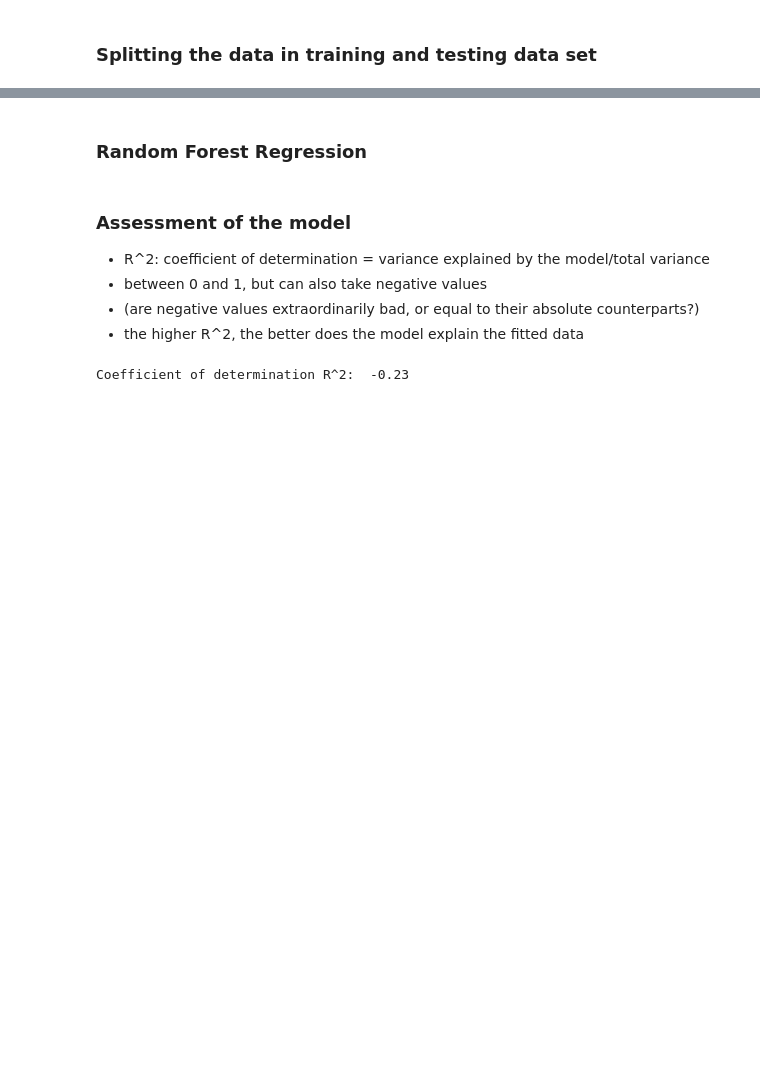
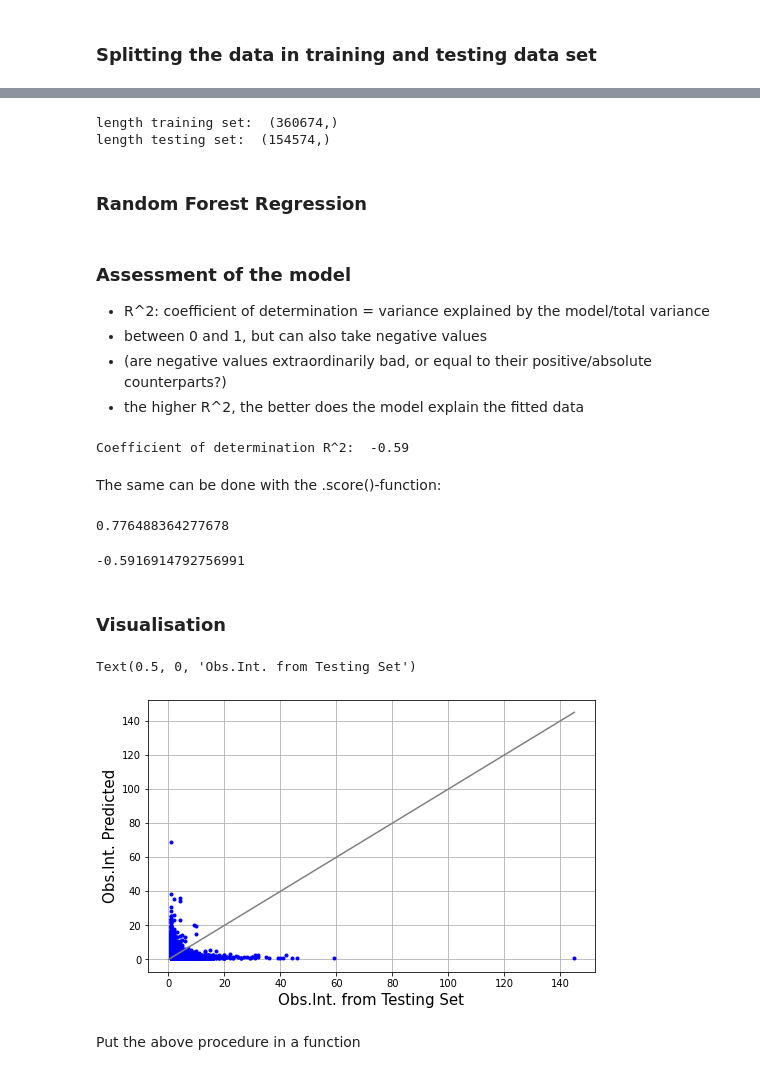
Before and after one commit to 3enedix/BGP_2021_B, a Jupyter notebook: ML.ipynb, the cells around one changed output, grey strips where cells are left out. Saved outputs shown, nothing was run; the diff lists cells and outputs as text; code cells hidden in the pictures; blank space fills up the shorter version.

```diff
--- a/ML.ipynb
+++ b/ML.ipynb
@@ -8,2 +16,3 @@ import matplotlib.pyplot as plt
 # %%
-data = pd.read_sql_table('merged_2_notadded', 'postgresql://s2495929:_s2495929_@gip.itc.utwente.nl:5434/c211')
+data_daily = pd.read_sql_table('merged_daily', 'postgresql://s2495929:_s2495929_@gip.itc.utwente.nl:5434/c211')
+data_daily.head()
@@ -10,13 +29,13 @@ data = pd.read_sql_table('merged_2_notadded', 'postgresql://s2495929:_s2495929_@
 # %%
-data_norm = pd.DataFrame()
-for (colname, coldata) in data.iteritems(): # go through columns of dataframe
-    if colname == 'obsdate' \
+data_norm_daily = pd.DataFrame()
+for (colname, coldata) in data_daily.iteritems():
+    if colname == 'woy' \
     or colname == 'block' \
     or colname == 'observer_intensity' \
     or colname == 'mdate' \
     or colname == 'holiday' \
     or colname == 'work_day':
-        data_norm[colname] = data[colname]
+        data_norm_daily[colname] = data_daily[colname]
     else:
-        data_norm[colname] = (data[colname] - data[colname].mean()) / (data[colname].max() - data[colname].min())
-data_norm.head()
+        data_norm_daily[colname] = (data_daily[colname] - data_daily[colname].mean()) / (data_daily[colname].max() - data_daily[colname].min())
+data_norm_daily.head()
@@ -48,20 +76,56 @@ xtrain, xtest, ytrain, ytest = train_test_split(X, Y, test_size=0.3, random_stat
+# %%
+data_norm_daily = data_norm_daily.dropna()
+n = round(0.7 * len(data_norm_daily)) # length of the training set = split index
+ytrain = data_norm_daily['observer_intensity'][:n]
+xtrain = data_norm_daily[['holiday', 'precip', 'temper']][:n]
+ytest = data_norm_daily['observer_intensity'][n:]
+xtest = data_norm_daily[['holiday', 'precip', 'temper']][n:]
+
+print('length training set: ', ytrain.shape)
+print('length testing set: ', ytest.shape)
+
+#xtrain.isnull().sum()
+# %% [output]
+length training set:  (360674,)
+length testing set:  (154574,)
 # %% [markdown]
 ### Random Forest Regression
 # %%
-from sklearn.ensemble import RandomForestRegressor
-from sklearn.metrics import r2_score
-rf = RandomForestRegressor(n_estimators=50, criterion="mse", max_depth=None, max_features="auto", bootstrap=True, min_samples_split=2, n_jobs=1)
-rf.fit(xtrain, ytrain)
+rf = RandomForestRegressor(n_estimators=100, criterion="squared_error", max_depth=None, max_features="auto", bootstrap=True, min_samples_split=2, n_jobs=1, random_state=0)
+model = rf.fit(xtrain, ytrain)
 ypred = rf.predict(xtest)
 # %% [markdown]
 ### Assessment of the model
 
 - R^2: coefficient of determination = variance explained by the model/total variance
 - between 0 and 1, but can also take negative values
-- (are negative values extraordinarily bad, or equal to their absolute counterparts?)
+- (are negative values extraordinarily bad, or equal to their positive/absolute counterparts?)
 - the higher R^2, the better does the model explain the fitted data
 # %%
 r2 = round(r2_score(ytest, ypred), 2)
 print("Coefficient of determination R^2: ", r2)
 # %% [output]
-Coefficient of determination R^2:  -0.23
+Coefficient of determination R^2:  -0.59
+# %% [markdown]
+The same can be done with the .score()-function:
+# %%
+print(model.score(xtrain, ytrain)) # model should fit well on the training data...
+print(model.score(xtest, ytest)) # this is the equivalent to the cell above
+# %% [output]
+0.776488364277678
+-0.5916914792756991
+# %% [markdown]
+### Visualisation
+# %%
+fig, ax = plt.subplots(figsize=(8,5))
+ax.grid()
+ax.plot(ytest, ypred, '.b')
+#plt.plot(ypred, ypred, '.r') must be a diagonal line, so why?
+ax.plot([0, max(ytest)], [0, max(ytest)], color='grey')
+ax.set_ylabel('Obs.Int. Predicted', fontsize=15)
+ax.set_xlabel('Obs.Int. from Testing Set', fontsize=15)
+# %% [output]
+Text(0.5, 0, 'Obs.Int. from Testing Set')
+[figure, added]
+# %% [markdown]
+Put the above procedure in a function
```
Also changed, not shown: parts of 35 cells of this notebook.
